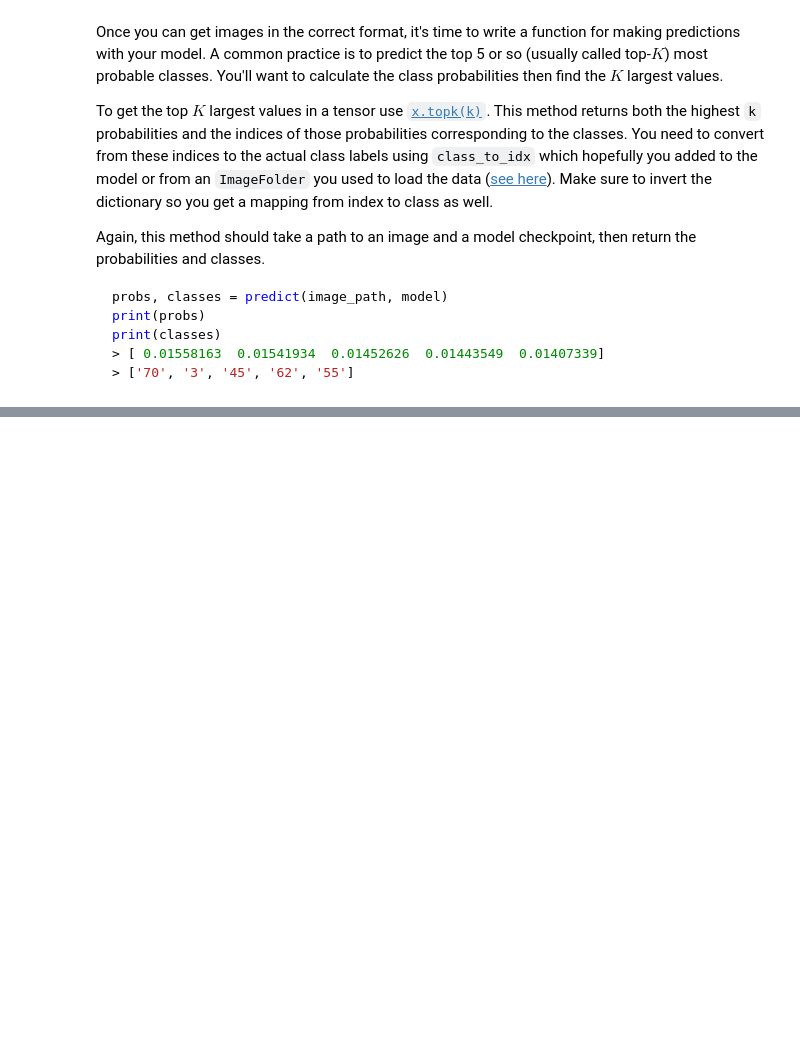
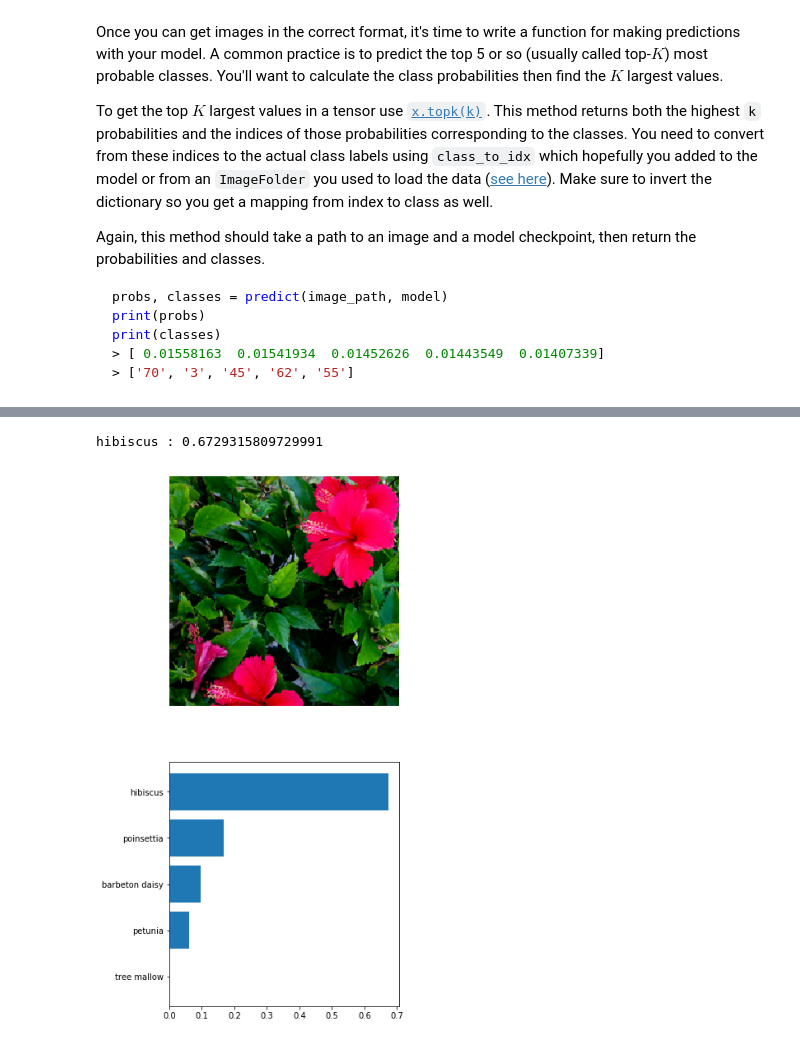
Before and after one commit to Fernandohf/pytorch_challenge, a Jupyter notebook: Image Classifier Project.ipynb, the cells around one changed output, grey strips where cells are left out. Saved outputs shown, nothing was run; the diff lists cells and outputs as text; code cells hidden in the pictures; blank space fills up the shorter version.

Commit message:
finished model resnet and auxiliar functions

```diff
--- a/Image Classifier Project.ipynb
+++ b/Image Classifier Project.ipynb
@@ -494,0 +483,23 @@ def predict(image_path, model, topk=5):
+# %%
+def predict(image_path, model, topk=5):
+    '''
+    Predict the class (or classes) of an image using a trained deep learning model.
+    '''
+    # Prepare image
+    img = Image.open(image_path)
+    np_img = process_image(img)
+    tensor_img = torch.tensor(np_img).unsqueeze(0).double()
+
+    # Predictions
+    model.eval() # garantees prediction mode
+    model.double()
+    with torch.no_grad():
+        out = nn.functional.softmax(model(tensor_img), dim=1)
+
+    # Results
+    probs, idxs = out.topk(topk)
+    idxs = idxs.numpy().squeeze(0)   # idxs as numpy array
+    probs = probs.numpy().squeeze(0)  # probs as numpy array
+    classes = [model.idx_to_class[i] for i in idxs]
+    print(cat_to_name[classes[0]] + " : " + str(probs[0]))
+    return list(probs), list(classes)
@@ -504,0 +524,25 @@ You can convert from the class integer encoding to actual flower names with the
+# %%
+# TODO: Display an image along with the top 5 classes
+def show_probs(img_path, model):
+    """
+    Show image and its probabilities
+    """
+    img = Image.open(img_path)
+    np_img = process_image(img)
+    tensor_data = torch.tensor(np_img)
+    tensor_img = tensor_data.unsqueeze(0).double()
+
+    probs, classes = predict(img_path, model, 5)
+    names = [cat_to_name[c] for c in classes]
+
+    # Plots
+    fig, axs = plt.subplots(2, 1, figsize=(5, 12))
+    axs[0].set_ticks=[]
+    axs[0].set_axis_off()
+    imshow(tensor_data, ax=axs[0])
+    axs[1].barh(list(reversed(names)), list(reversed(probs)))
+# %%
+show_probs('ibi2.jpg', trained_model)
+# %% [output]
+hibiscus : 0.6729315809729991
+[figure, added]
```
Also changed, not shown: parts of 12 cells of this notebook, 5 other files.
